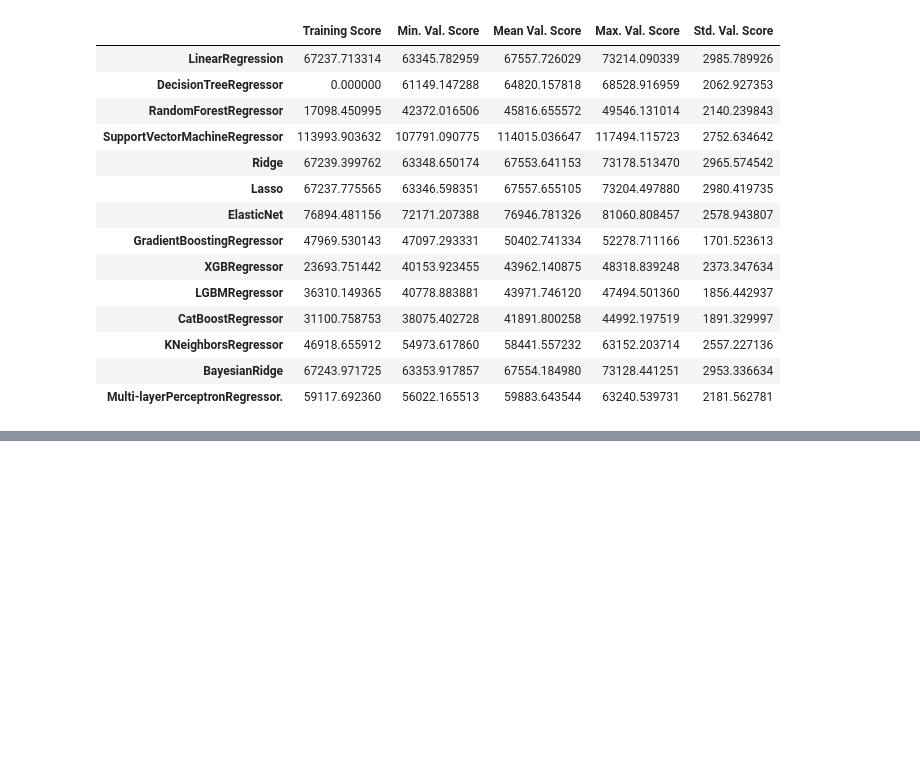
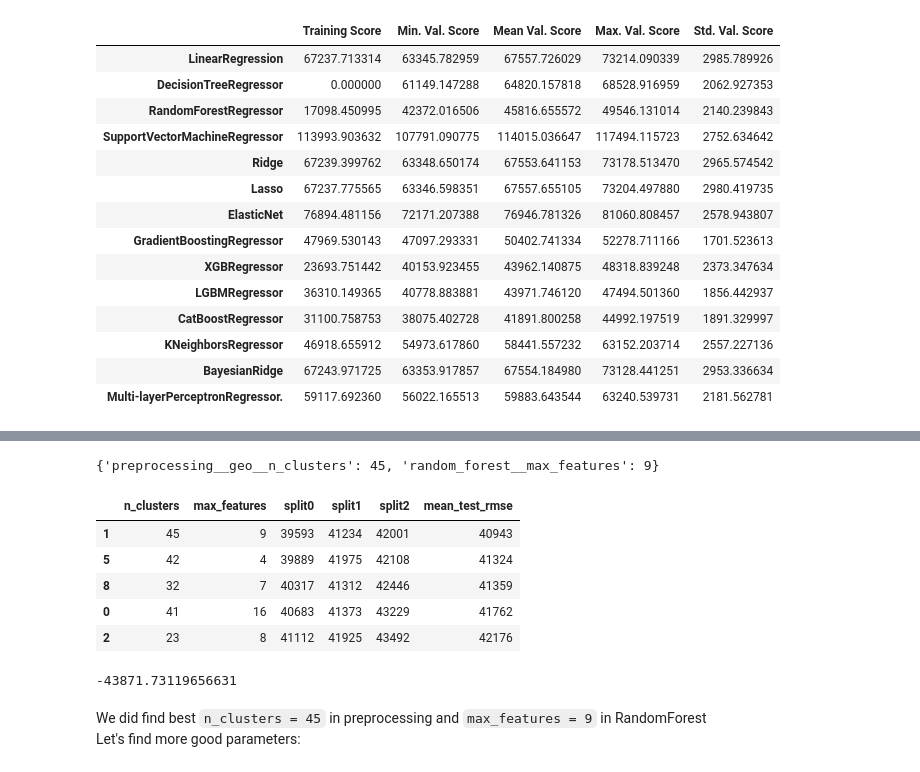
Before and after one commit to enescatagan/house-price-prediction, a Jupyter notebook: notebooks/main_nb.ipynb, the cells around one changed output, grey strips where cells are left out. Saved outputs shown, nothing was run; the diff lists cells and outputs as text; code cells hidden in the pictures; blank space fills up the shorter version.

```diff
--- a/notebooks/main_nb.ipynb
+++ b/notebooks/main_nb.ipynb
@@ -1945,0 +1975,5 @@ We try most of the Regressor models with default parameter,
+# %%
+full_pipeline = Pipeline([
+    ('preprocessing', preprocessing),
+    ('random_forest', RandomForestRegressor(random_state=42))
+])
@@ -1945,0 +2007,29 @@ We try most of the Regressor models with default parameter,
+# %%
+rnd_search.best_params_
+# %% [output]
+{'preprocessing__geo__n_clusters': 45, 'random_forest__max_features': 9}
+# %%
+# Display the random search results
+cv_res = pd.DataFrame(rnd_search.cv_results_)
+cv_res.sort_values(by="mean_test_score", ascending=False, inplace=True)
+cv_res = cv_res[["param_preprocessing__geo__n_clusters",
+                 "param_random_forest__max_features", "split0_test_score",
+                 "split1_test_score", "split2_test_score", "mean_test_score"]]
+score_cols = ["split0", "split1", "split2", "mean_test_rmse"]
+cv_res.columns = ["n_clusters", "max_features"] + score_cols
+cv_res[score_cols] = -cv_res[score_cols].round().astype(np.int64)
+cv_res.head()
+# %% [output]
+|  | n_clusters | max_features | split0 | split1 | split2 | mean_test_rmse |
+| 1 | 45 | 9 | 39593 | 41234 | 42001 | 40943 |
+| 5 | 42 | 4 | 39889 | 41975 | 42108 | 41324 |
+| 8 | 32 | 7 | 40317 | 41312 | 42446 | 41359 |
+| 0 | 41 | 16 | 40683 | 41373 | 43229 | 41762 |
+| 2 | 23 | 8 | 41112 | 41925 | 43492 | 42176 |
+# %%
+rnd_search.best_score_
+# %% [output]
+-43871.73119656631
+# %% [markdown]
+We did find best `n_clusters = 45` in preprocessing and `max_features = 9` in RandomForest<br>
+Let's find more good parameters:
```
Also changed, not shown: parts of 18 cells of this notebook.
